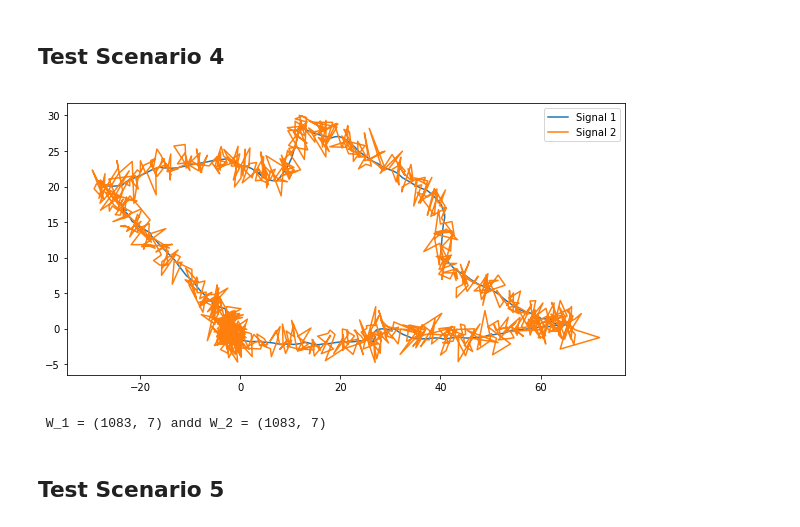
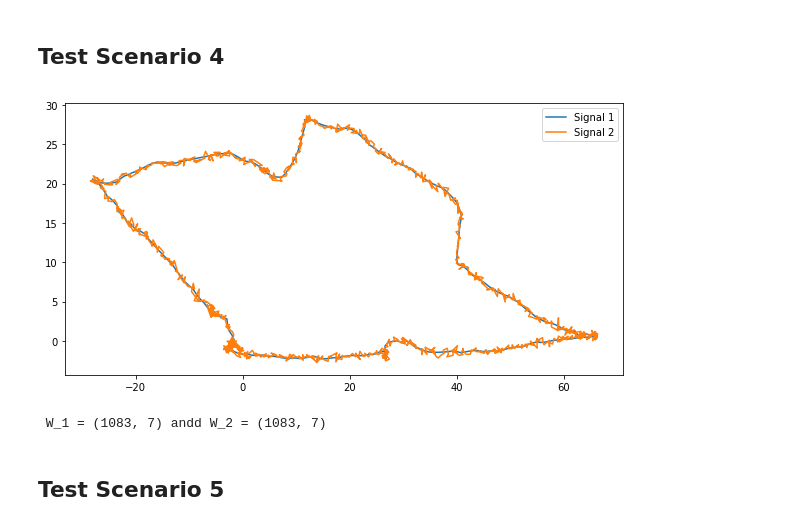
Before and after one commit to ethz-asl/fgsp, a Jupyter notebook: src/submap_evaluation.ipynb, the cells around one changed output. Cells and saved outputs as stored; diff of their text form; code cells hidden in the pictures.

```diff
--- a/src/submap_evaluation.ipynb
+++ b/src/submap_evaluation.ipynb
@@ -115,24 +115,51 @@ class WaveletEvaluator(object):
 
         D = self.compute_distances(submap_coeffs_1, submap_coeffs_2)
 
-
-
         data = np.array([
+            # Cosine distance.
             np.sum(D[0, 0:2]),
             np.sum(D[0, 2:4]),
             np.sum(D[0, 5:]),
 
+            # Euclidean distance.
             np.sum(D[1, 0:2]),
             np.sum(D[1, 2:4]),
             np.sum(D[1, 5:]),
 
+            # Bray-Curtis distance.
             np.sum(D[2, 0:2]),
             np.sum(D[2, 2:4]),
             np.sum(D[2, 5:]),
 
+            # Correlation.
             np.sum(D[3, 0:2]),
             np.sum(D[3, 2:4]),
             np.sum(D[3, 5:]),
+
+            # Canberra distance.
+            np.sum(D[4, 0:2]),
+            np.sum(D[4, 2:4]),
+            np.sum(D[4, 5:]),
+
+            # JSD.
+            np.sum(D[5, 0:2]),
+            np.sum(D[5, 2:4]),
+            np.sum(D[5, 5:]),
+
+            # Minkowski distance.
+            np.sum(D[6, 0:2]),
+            np.sum(D[6, 2:4]),
+            np.sum(D[6, 5:]),
+
+            # Cityblock distance.
+            np.sum(D[7, 0:2]),
+            np.sum(D[7, 2:4]),
+            np.sum(D[7, 5:]),
+
+            # Chebyshev distance.
+            np.sum(D[8, 0:2]),
+            np.sum(D[8, 2:4]),
+            np.sum(D[8, 5:]),
         ])
 
         return data
@@ -152,13 +179,19 @@ class WaveletEvaluator(object):
         return cosine_distance
 
     def compute_distances(self, coeffs_1, coeffs_2):
-        distances = np.zeros((4, self.n_scales))
+        distances = np.zeros((9, self.n_scales))
         for j in range(0, self.n_scales):
             #w = np.abs(np.divide(coeffs_1[:,j], coeffs_2[:,j]))
             distances[0, j] = scipy.spatial.distance.cosine(coeffs_1[:,j], coeffs_2[:,j])
             distances[1, j] = scipy.spatial.distance.euclidean(coeffs_1[:,j], coeffs_2[:,j])
             distances[2, j] = scipy.spatial.distance.braycurtis(coeffs_1[:,j], coeffs_2[:,j])
             distances[3, j] = scipy.spatial.distance.correlation(coeffs_1[:,j], coeffs_2[:,j])
+            distances[4, j] = scipy.spatial.distance.canberra(coeffs_1[:,j], coeffs_2[:,j])
+            distances[5, j] = scipy.spatial.distance.jensenshannon(coeffs_1[:,j], coeffs_2[:,j])
+            distances[6, j] = scipy.spatial.distance.minkowski(coeffs_1[:,j], coeffs_2[:,j])
+            distances[7, j] = scipy.spatial.distance.cityblock(coeffs_1[:,j], coeffs_2[:,j])
+            distances[8, j] = scipy.spatial.distance.chebyshev(coeffs_1[:,j], coeffs_2[:,j])
+
         return distances
 
     def evaluate_scales(self, D):
@@ -355,31 +388,31 @@ print(f" W_1 = {W_1.shape} andd W_2 = {W_2.shape}")
 # %% [markdown]
 ## Test Scenario 4
 # %%
-sigma = 1.4
+sigma = 0.3
 samples_1 = np.random.normal(0, sigma, G.N)
 samples_2 = np.random.normal(0, sigma, G.N)
 samples_3 = np.random.normal(0, sigma, G.N)
 shifted_opt_graph = opt_graph + np.array([samples_1, samples_2, samples_3]).transpose()
 
 plt.plot(opt_graph[:, 0], opt_graph[:,1], label='Signal 1')
 plt.plot(shifted_opt_graph[:, 0], shifted_opt_graph[:,1], label='Signal 2')
 plt.legend()
 plt.show()
 
 opt_origin = opt_graph[0,:]
 opt_pos_signal = (opt_graph - opt_origin).squeeze()
 
 shifted_opt_origin = shifted_opt_graph[0,:]
 shifted_opt_pos_signal = (shifted_opt_origin - shifted_opt_graph).squeeze()
 
 x_1 = np.linalg.norm(opt_pos_signal, ord=2, axis=1)
 x_2 = np.linalg.norm(shifted_opt_pos_signal, ord=2, axis=1)
 
 W_1 = eval.compute_wavelets_coeffs(psi, x_1)
 W_2 = eval.compute_wavelets_coeffs(psi, x_2)
 print(f" W_1 = {W_1.shape} andd W_2 = {W_2.shape}")
 # %% [output]
-[figure, old version]
+[figure, new version]
  W_1 = (1083, 7) andd W_2 = (1083, 7)
 # %% [markdown]
 ## Test Scenario 5
```
Also changed, not shown: parts of 23 cells of this notebook, 1 other file.
